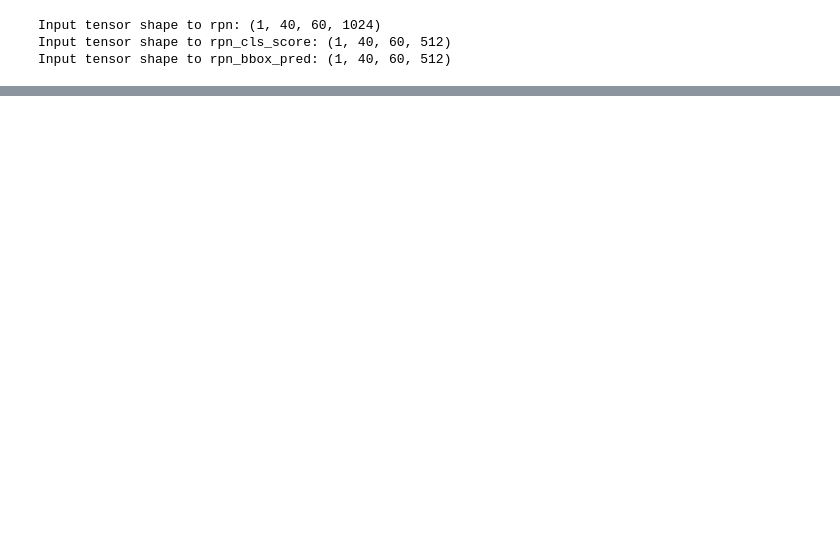
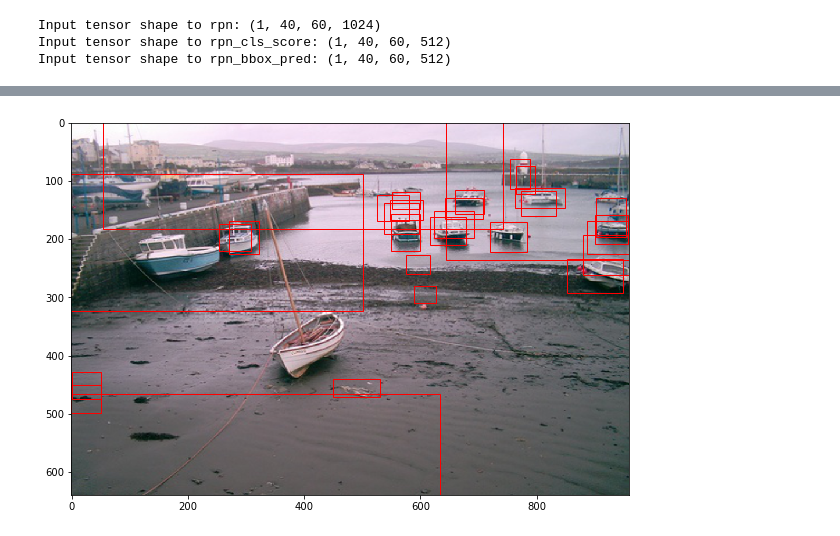
Before and after one commit to Walter1218/rpn_detector_tf, a Jupyter notebook: rpn_inference.ipynb, the cells around one changed output, grey strips where cells are left out. Saved outputs shown, nothing was run; the diff lists cells and outputs as text; code cells hidden in the pictures; blank space fills up the shorter version.

```diff
--- a/rpn_inference.ipynb
+++ b/rpn_inference.ipynb
@@ -63,7 +69,7 @@ with tf.Graph().as_default():
     model = ResNet50(mc, '0')
     saver = tf.train.Saver(model.model_params)
     with tf.Session(config=tf.ConfigProto(allow_soft_placement=True)) as sess:
-        saver.restore(sess, './tf_detection/model.ckpt-1000')
+        saver.restore(sess, './tf_detection/model.ckpt-9000')
         img = img.astype(np.float32)
         img[:, :, 0] -= img_channel_mean[0]
         img[:, :, 1] -= img_channel_mean[1]
@@ -86,0 +91,18 @@ print(np.where(tensor < 0.1)[0])
+# %%
+import utils
+anchor_box = mc.ANCHOR_BOX
+pred_box_xyxy = utils.bbox_delta_convert_inv(anchor_box, box_delta)
+box_nms, probs_nms = utils.non_max_suppression_fast(pred_box_xyxy, box_probs, 30, overlap_thresh=0.5)
+#print(len(probs_nms))
+#print(box_nms)
+#keep = utils.nms(box_delta,box_probs,  0.7)
+#print(len(keep))
+# %%
+box = box_nms
+plt.figure(figsize=(10,10))
+plt.imshow(copy_img)
+currentAxis = plt.gca()
+for i in range(len(box)):
+    currentAxis.add_patch(plt.Rectangle((box[i,0], box[i,1]), box[i,2]-box[i,0], box[i,3]-box[i,1], fill=False, edgecolor= 'r', linewidth=1))
+# %% [output]
+[figure, added]
```
Also changed, not shown: parts of 4 cells of this notebook, 5 other files.
